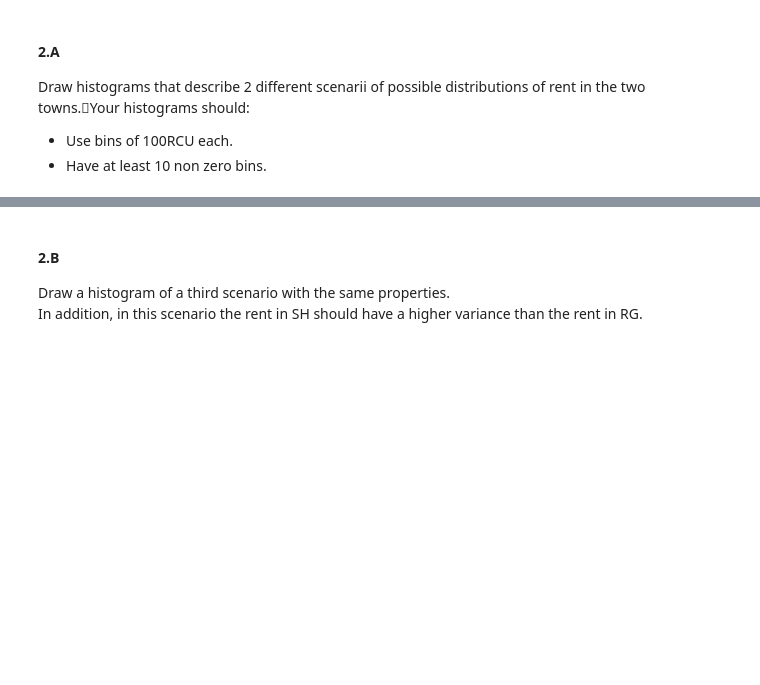
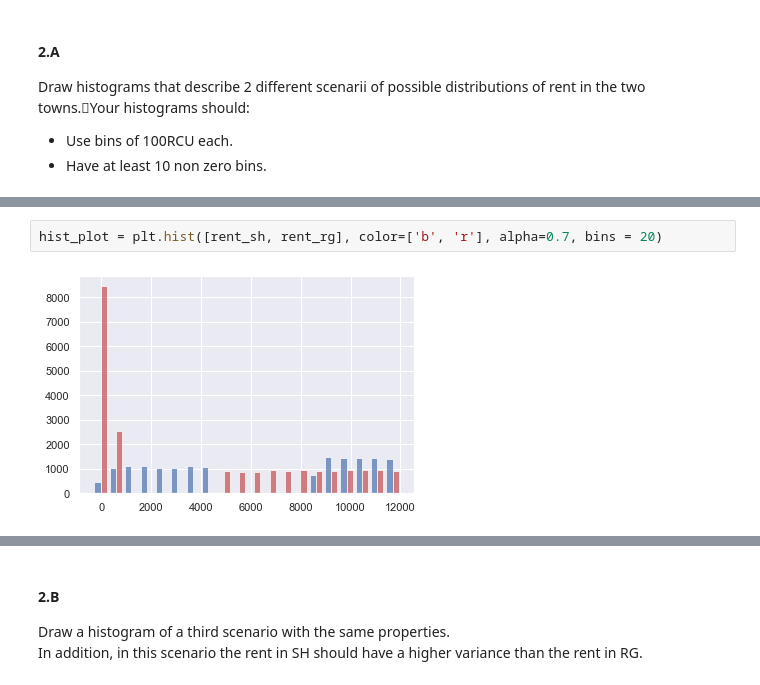
Before and after one commit to ronigold/Statistics_HW, a Jupyter notebook: HW1.ipynb, the cells around one changed output, grey strips where cells are left out. Drawn from its saved outputs; the diff is of its cells as text; blank space fills up the shorter version.

```diff
--- a/HW1.ipynb
+++ b/HW1.ipynb
@@ -202 +236,5 @@ df_2_dist(rent_sh, rent_rg, 'Stochastic Heights (Rent)', 'Random Grove (Rent)')
+# %%
+hist_plot = plt.hist([rent_sh, rent_rg], color=['b', 'r'], alpha=0.7, bins = 20)
+# %% [output]
+[figure, added]
 # %%
```
Also changed, not shown: parts of 21 cells of this notebook.
